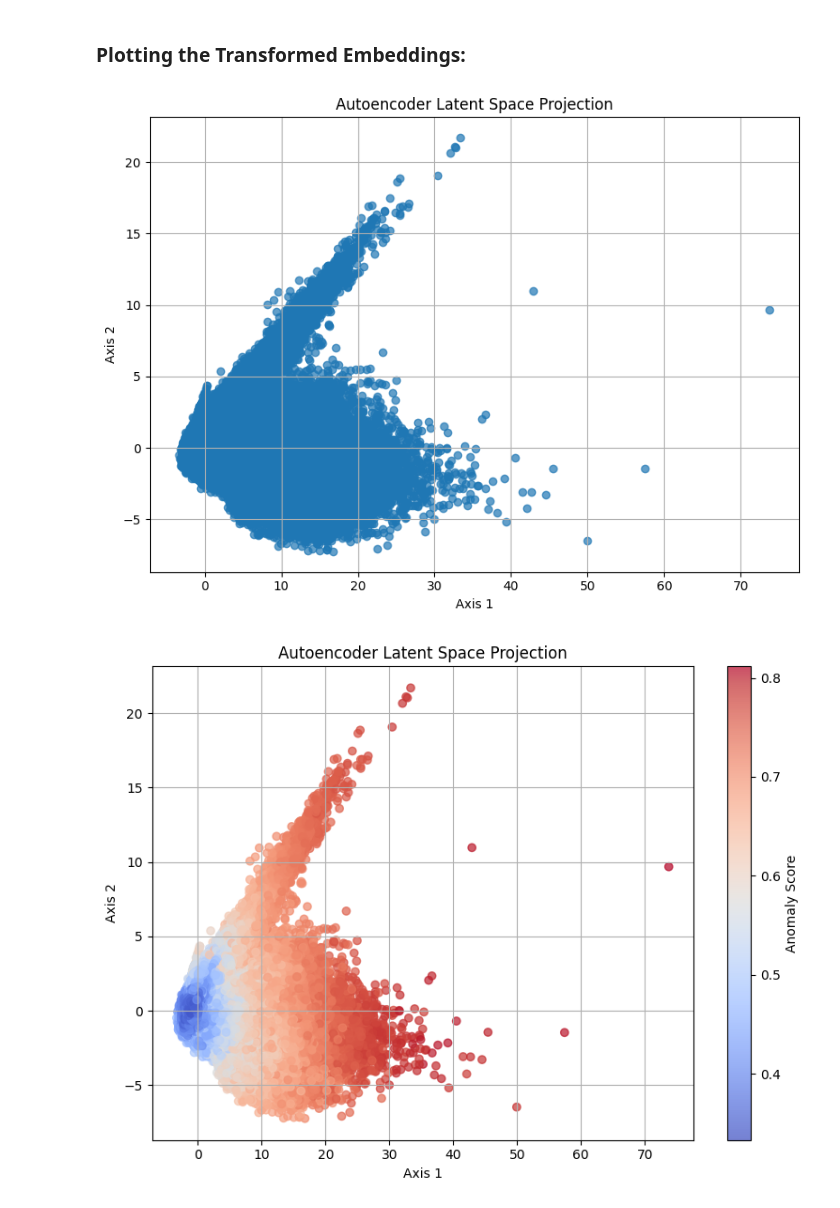
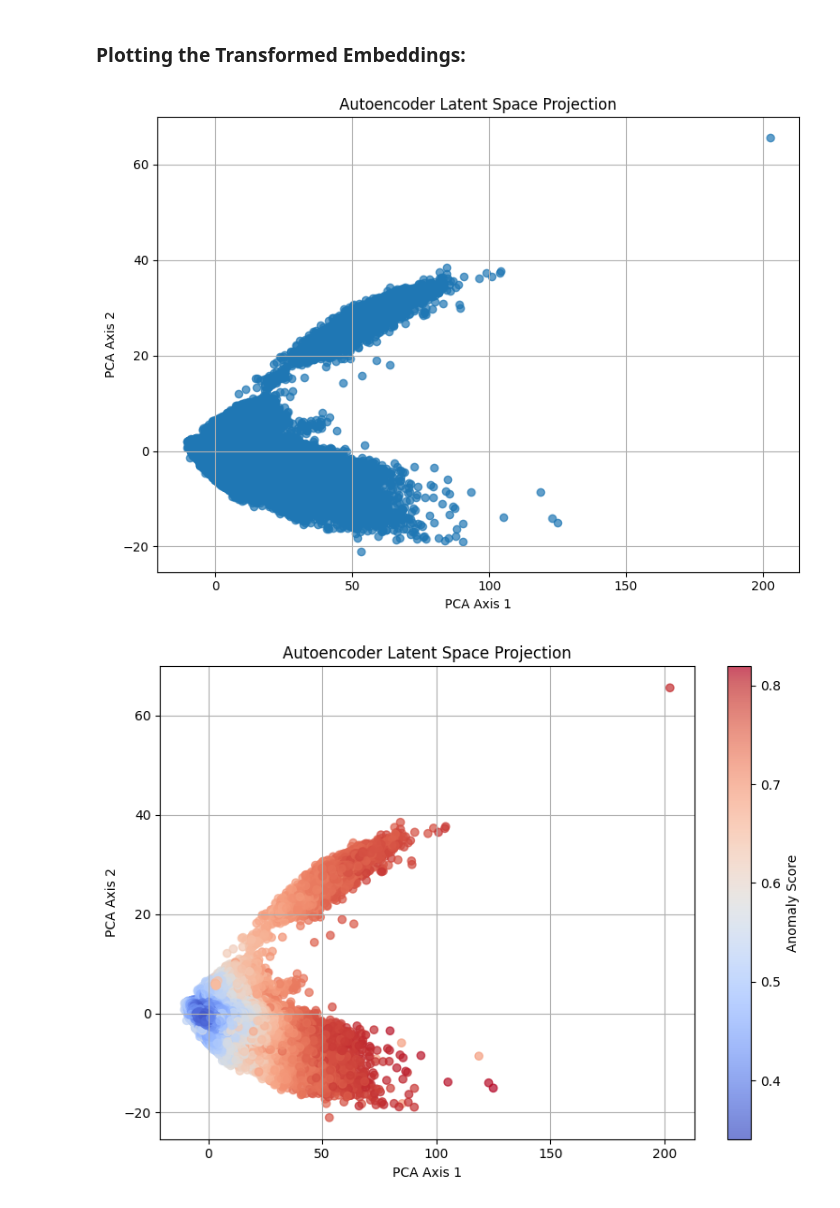
Before and after one commit to Aaron-Loera/Insider-Threat-Detection, a Jupyter notebook: Latent_Space_Visualizer.ipynb, the cells around one changed output. Cells and saved outputs as stored; diff of their text form; code cells hidden in the pictures.

```diff
--- a/Latent_Space_Visualizer.ipynb
+++ b/Latent_Space_Visualizer.ipynb
@@ -14,7 +13,7 @@ from pathlib import Path
 # %%
 class LatentSpaceVisualizer:
     """
-    Handles projection and visualization of Autencoder latent embeddings. Designed to operate as a standalone
+    Handles projection and visualization of Autoencoder latent embeddings. Designed to operate as a standalone
     explainability component.
     """
 
@@ -47,9 +46,6 @@ class LatentSpaceVisualizer:
         if self.method == "pca":
             self.projection_model = PCA(n_components=self.n_components)
 
-        elif self.method == "umap":
-            self.projection_model = UMAP(n_components=self.n_components)
-
         else:
             raise ValueError("This dimensionality reduction technique is not recognized.")
 
@@ -74,7 +70,7 @@ class LatentSpaceVisualizer:
 
     def fit_transform(self, latent_embeddings: np.ndarray) -> np.ndarray:
         """
-        Fits the projection model and tranforms the latent embeddings to a lower dimension.
+        Fits the projection model and transforms the latent embeddings to a lower dimension.
 
         Args:
             latent_embeddings: Latent embeddings from an autoencoder
@@ -86,22 +82,22 @@ class LatentSpaceVisualizer:
         return self.transform(latent_embeddings)
 
 
-    def plot(self, reduced_embeddings: np.ndarray, anomaly_scores: np.ndarray | None=None, save_path: str | None=None, title: str="Autoencoder Latent Space Projection") -> None:
+    def plot(self, reduced_embeddings: np.ndarray, filename: str, save_path: str=r"explainability\latent_space_projections", anomaly_scores: np.ndarray | None=None) -> None:
         """
         Creates a 2D scatter plot of projected embeddings.
 
         Args:
             reduced_embeddings: The dimensionally reduced latent embeddings
-            save_path: If specified, saves a PNG image of the histogram
+            filename: Name of the saved PNG image
+            save_path: Path to save the PNG image
             anomaly_scores: Anomaly scored produced by an Isolation Forest
-            title: The title to give the plotted figure
 
         Returns:
             None:
         """
         plt.figure(figsize=(8,6))
 
-        # Case wher anomaly scores are provided
+        # Case where anomaly scores are provided
         if anomaly_scores is not None:
             scatter = plt.scatter(
                 x=reduced_embeddings[:, 0],
@@ -120,21 +116,21 @@ class LatentSpaceVisualizer:
                 alpha=0.7
             )
 
-        plt.xlabel("Axis 1")
-        plt.ylabel("Axis 2")
-        plt.title(title)
+        plt.xlabel("PCA Axis 1")
+        plt.ylabel("PCA Axis 2")
+        plt.title("Autoencoder Latent Space Projection")
         plt.grid(True)
         plt.tight_layout()
 
-        # Saves the figure if a save path is specified
+        # Saves the figure
         if save_path:
-            save_dir = r"explainability\latent_space_projections"
-            save_path = os.path.join(save_dir, save_path)
-            plt.savefig(save_path)
+            full_save_path = os.path.join(save_path, filename)
+            os.makedirs(os.path.dirname(full_save_path), exist_ok=True)
+            plt.savefig(full_save_path)
 
         plt.show()
 # %% [markdown]
 ### Loading Latent Embeddings and Anomaly Scores:
 # %%
-latent_embeddings = np.load(r"encoders\encoder_model_1\latent_embeddings.npy")
+latent_embeddings = np.load(r"encoders\encoder_model_3\latent_embeddings.npy")
 # %%
@@ -142,15 +138,18 @@ anomaly_scores = np.load(r"isolation_forests\iforest_model_1\anomaly_scores.npy"
 # %% [markdown]
 ### Initializing and Fitting the Visualizer:
 # %%
-ls_visualier = LatentSpaceVisualizer()
-reduced_embeddings = ls_visualier.fit_transform(latent_embeddings)
+ls_visualizer = LatentSpaceVisualizer()
+reduced_embeddings = ls_visualizer.fit_transform(latent_embeddings)
 # %% [markdown]
 ### Plotting the Transformed Embeddings:
 # %%
-ls_visualier.plot(reduced_embeddings, save_path="projection.png")
+ls_visualizer.plot(reduced_embeddings, filename="autoencoder_3/projection.png")
 # %% [output]
-[figure, old version]
+[figure, new version]
 # %%
-ls_visualier.plot(reduced_embeddings, anomaly_scores, save_path="labeled_projecion.png")
+ls_visualizer.plot(
+    reduced_embeddings,
+    filename="autoencoder_3/labeled_projection.png",
+    anomaly_scores=anomaly_scores)
 # %% [output]
-[figure, old version]
+[figure, new version]
```
Also changed, not shown: parts of 2 cells of this notebook, 9 other files.
